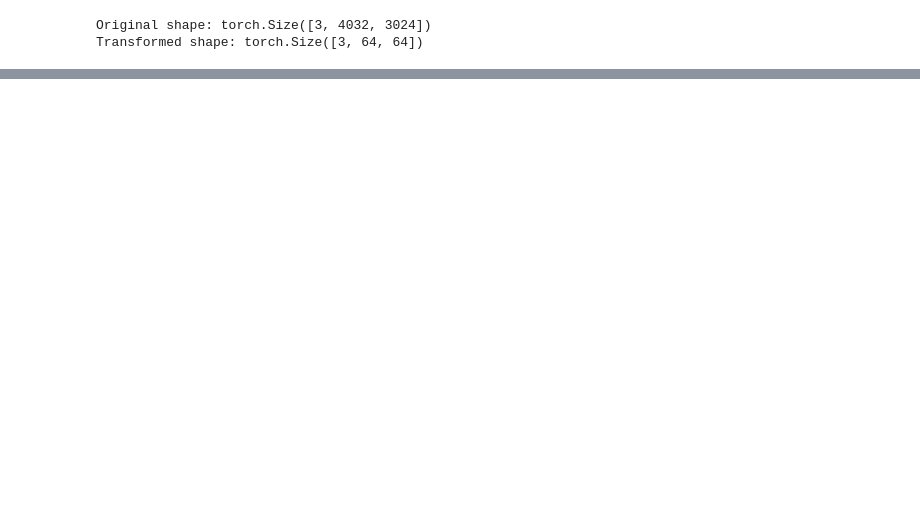
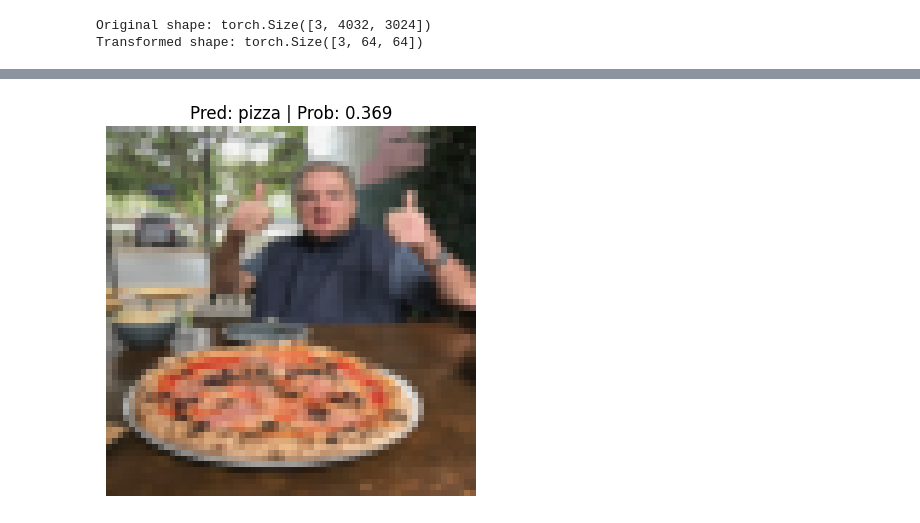
Before and after one commit to Aaron-Serpilin/Zero-To-Mastery-Pytorch, a Jupyter notebook: Fundamentals/04_PyTorch_Custom_Datasets.ipynb, the cells around one changed output, grey strips where cells are left out. Drawn from its saved outputs; the diff is of its cells as text; code cells hidden in the pictures; blank space fills up the shorter version.

```diff
--- a/Fundamentals/04_PyTorch_Custom_Datasets.ipynb
+++ b/Fundamentals/04_PyTorch_Custom_Datasets.ipynb
@@ -1436,0 +1515,8 @@ print(f"Hello world")
+# %%
+pred_and_plot_image(model_1,
+                    custom_image_path,
+                    class_names,
+                    custom_image_transform,
+                    device)
+# %% [output]
+[figure, added]
```
Also changed, not shown: parts of 18 cells of this notebook.
